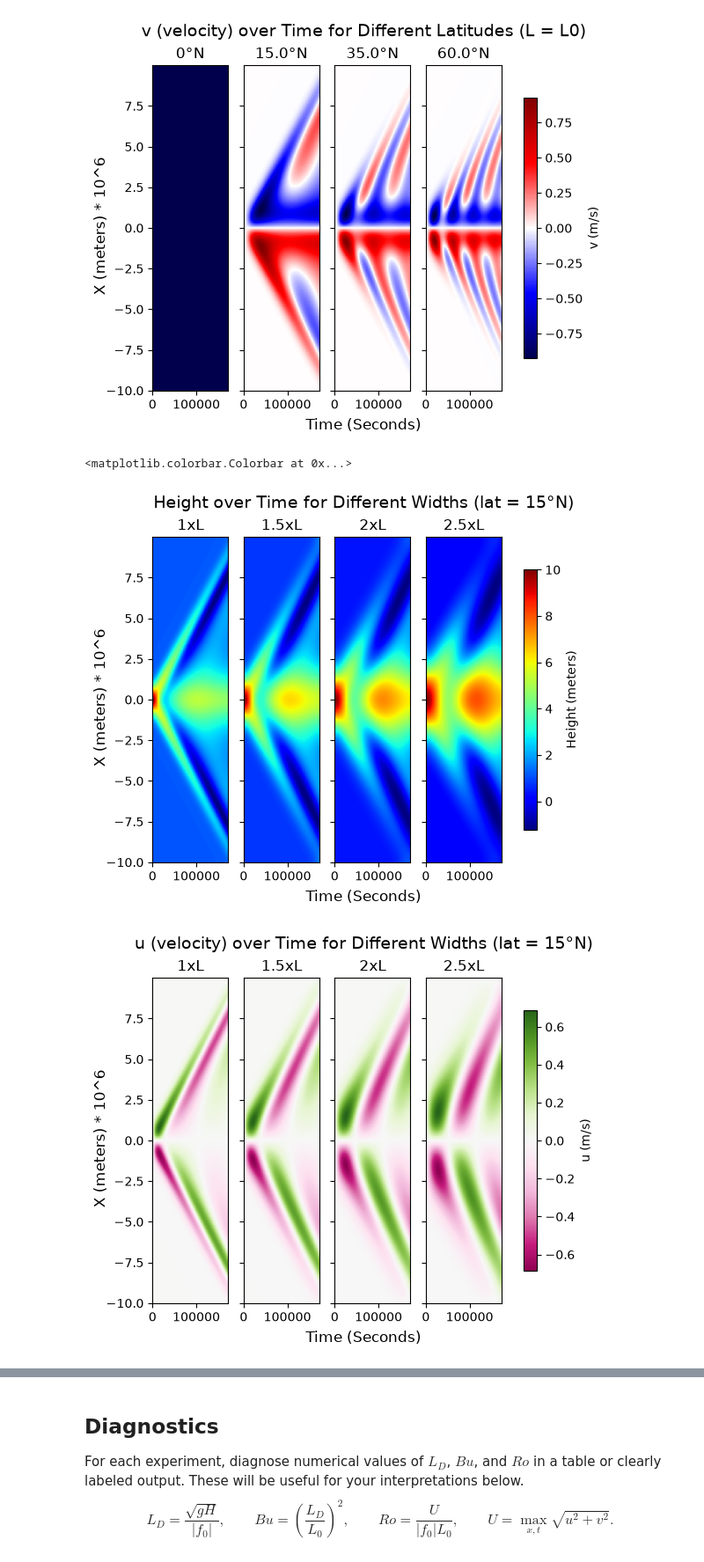
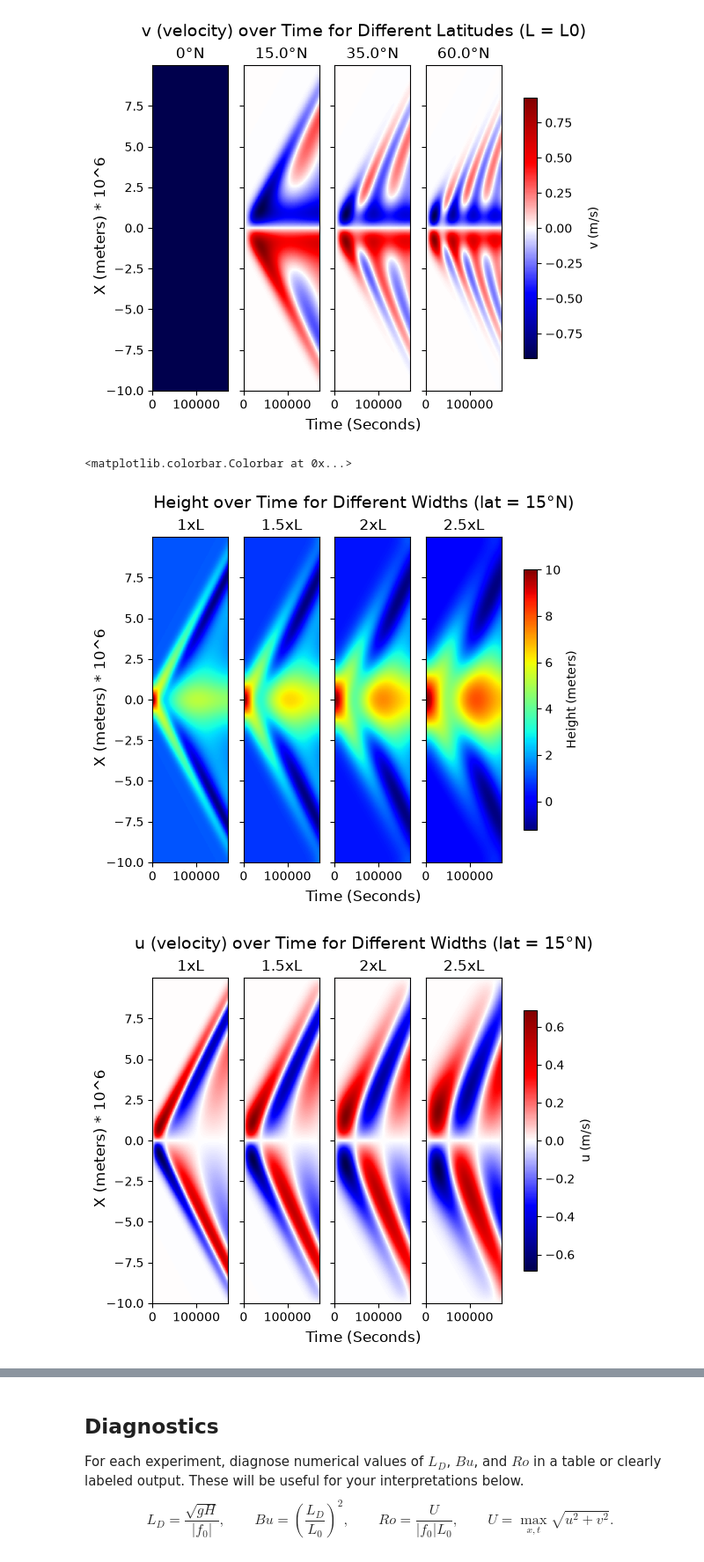
Before and after one commit to Ecox343/Cox_Fundis_Fall_26, a Jupyter notebook: lab2_geostrophic_adjustment.ipynb, the cells around one changed output, grey strips where cells are left out. Shown at 88% size. Saved outputs shown, nothing was run; the diff lists cells and outputs as text; code cells hidden in the pictures.

```diff
--- a/lab2_geostrophic_adjustment.ipynb
+++ b/lab2_geostrophic_adjustment.ipynb
@@ -363,33 +363,33 @@ figvwsh.colorbar(pc, ax=axvwsh, label='Height (meters)', shrink=0.8)
 
 figvwsu, axvwsu = plt.subplots(1,4,sharex=True, sharey=True)
 ctr = 0
 for case in w_runs:
     tc = w_runs[case]
-    pc = axvwsu[ctr].pcolormesh(tc['time'], tc['x']/(10**6) , tc['u'].T, cmap = 'PiYG')
+    pc = axvwsu[ctr].pcolormesh(tc['time'], tc['x']/(10**6) , tc['u'].T, cmap = 'seismic')
     axvwsu[ctr].set_title(case)
     if ctr<3:
          axvwsu[ctr].label_outer()
     ctr +=1
 figvwsu.suptitle('u (velocity) over Time for Different Widths (lat = 15°N)',fontsize=14)
 figvwsu.supylabel('X (meters) * 10^6')
 figvwsu.supxlabel('Time (Seconds)')
 figvwsu.colorbar(pc, ax=axvwsu, label='u (m/s)', shrink=0.8)
 
 
 figvwsv, axvwsv = plt.subplots(1,4,sharex=True, sharey=True)
 ctr = 0
 for case in w_runs:
     tc = w_runs[case]
-    pc = axvwsv[ctr].pcolormesh(tc['time'], tc['x']/(10**6) , tc['v'].T, cmap = 'PiYG')
+    pc = axvwsv[ctr].pcolormesh(tc['time'], tc['x']/(10**6) , tc['v'].T, cmap = 'seismic')
     axvwsv[ctr].set_title(case)
     if ctr<3:
          axvwsv[ctr].label_outer()
     ctr +=1
 figvwsv.suptitle('v (velocity) over Time for Different Widths (lat = 15°N)',fontsize=14)
 figvwsv.supylabel('X (meters) * 10^6')
 figvwsv.supxlabel('Time (Seconds)')
 figvwsv.colorbar(pc, ax=axvwsv, label='v (m/s)', shrink=0.8)
 # %% [output]
 <matplotlib.colorbar.Colorbar at 0x...>
 [figure]
-[figure, old version]
+[figure, new version]
```
Also changed, not shown: parts of 5 cells of this notebook.
